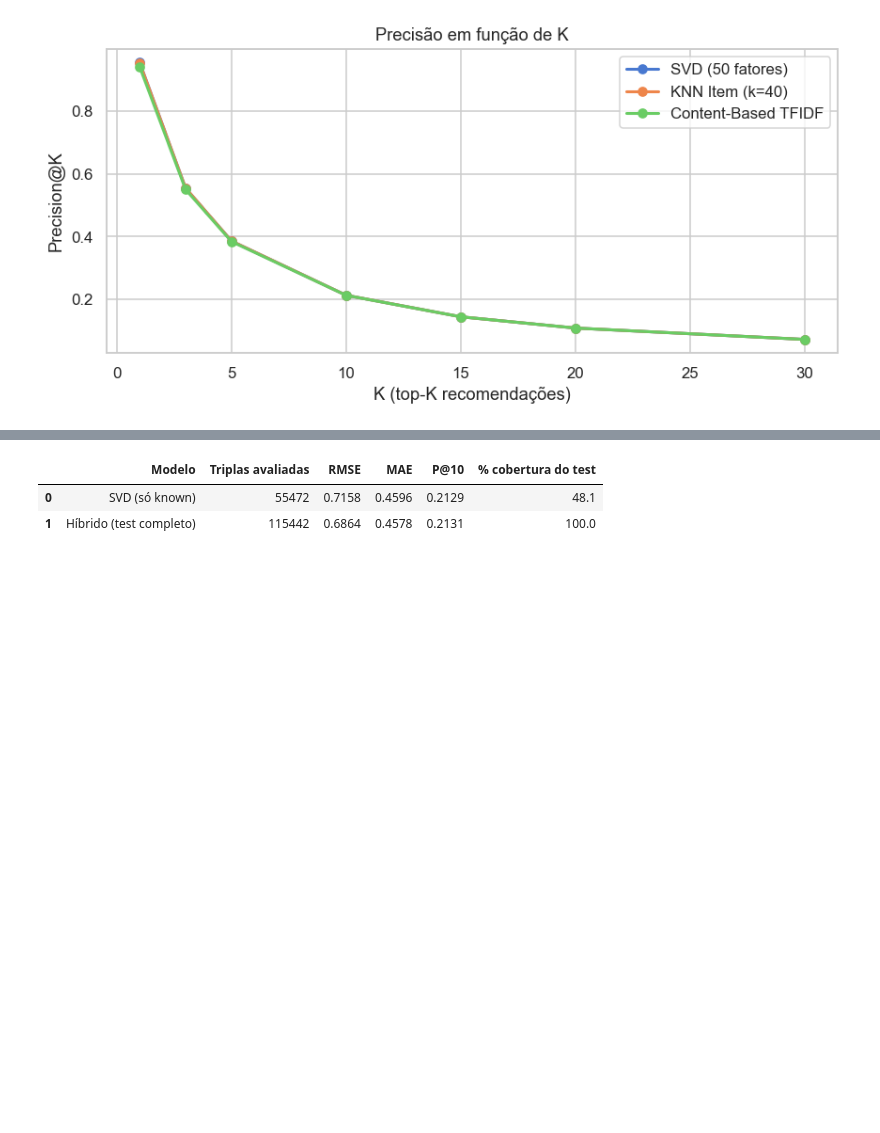
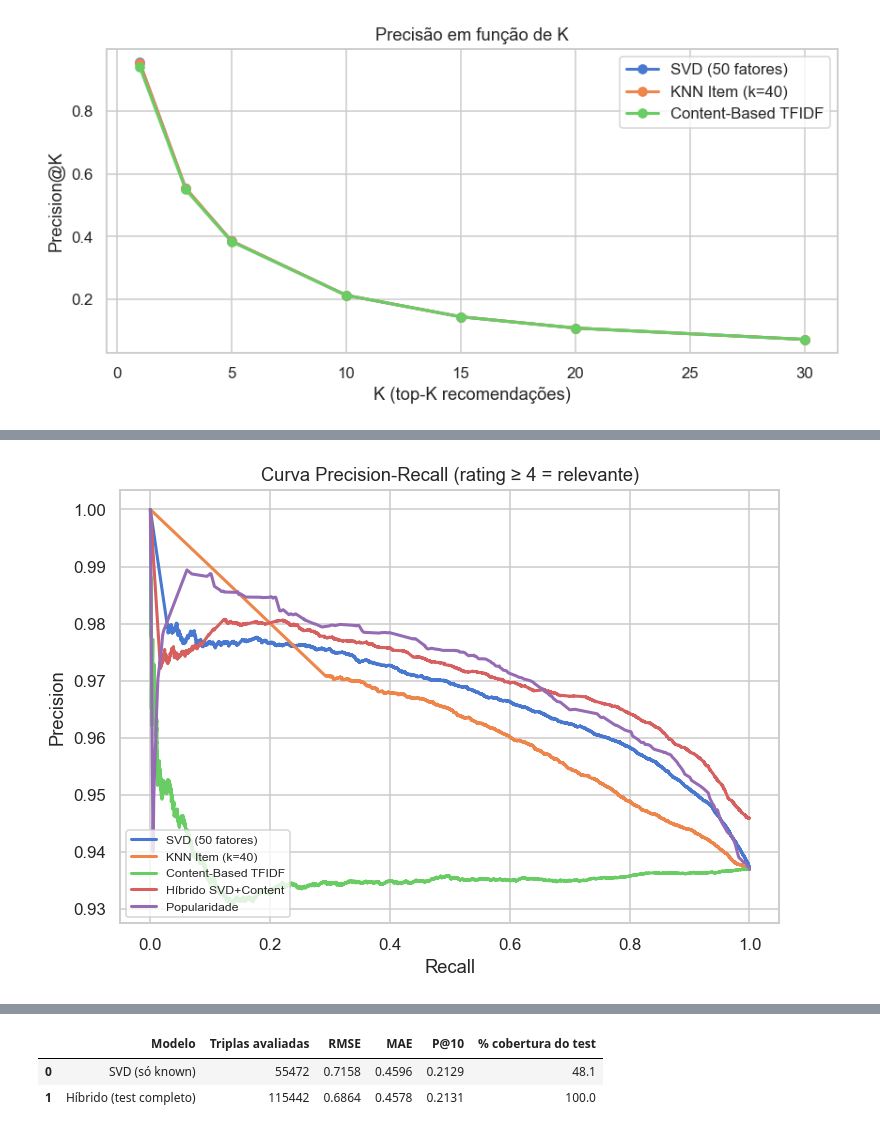
Before and after one commit to guilhermersduarte/Projeto-Aplicado3-Grupo12, a Jupyter notebook: notebooks/05_RESULTS_comparison.ipynb, the cells around one changed output, grey strips where cells are left out. Saved outputs shown, nothing was run; the diff lists cells and outputs as text; code cells hidden in the pictures; blank space fills up the shorter version.

```diff
--- a/notebooks/05_RESULTS_comparison.ipynb
+++ b/notebooks/05_RESULTS_comparison.ipynb
@@ -397,0 +393,17 @@ plt.show()
+# %%
+# --- 7.7 Curva Precision-Recall ---
+from src.metrics import pr_curve_data
+
+fig, ax = plt.subplots(figsize=(7, 5))
+for name in roc_models:
+    precision, recall = pr_curve_data(models[name])
+    ax.plot(recall, precision, lw=2, label=name)
+ax.set_xlabel('Recall')
+ax.set_ylabel('Precision')
+ax.set_title('Curva Precision-Recall (rating ≥ 4 = relevante)')
+ax.legend(fontsize=8, loc='lower left')
+plt.tight_layout()
+plt.savefig('../figures/fig07_pr_curve.png', dpi=150, bbox_inches='tight')
+plt.show()
+# %% [output]
+[figure, added]
```
Also changed, not shown: parts of 17 cells of this notebook, 11 other files.
